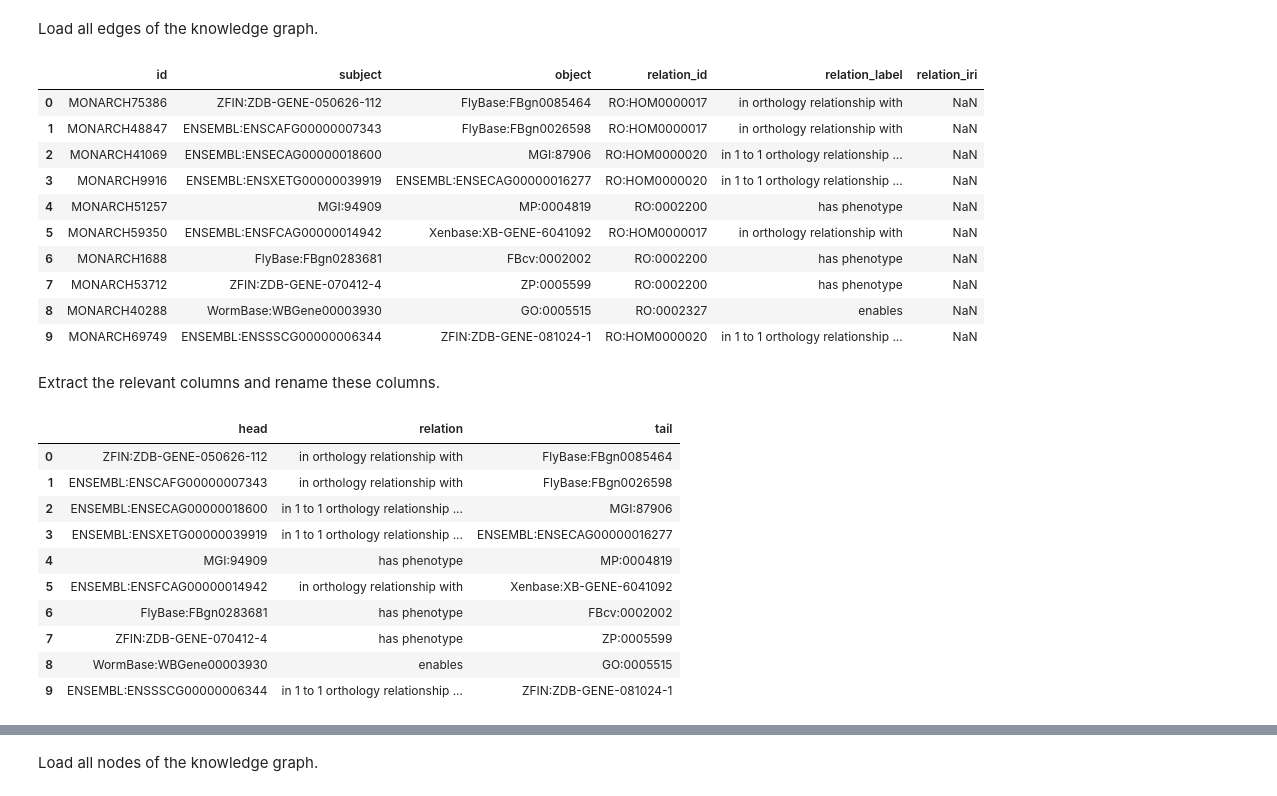
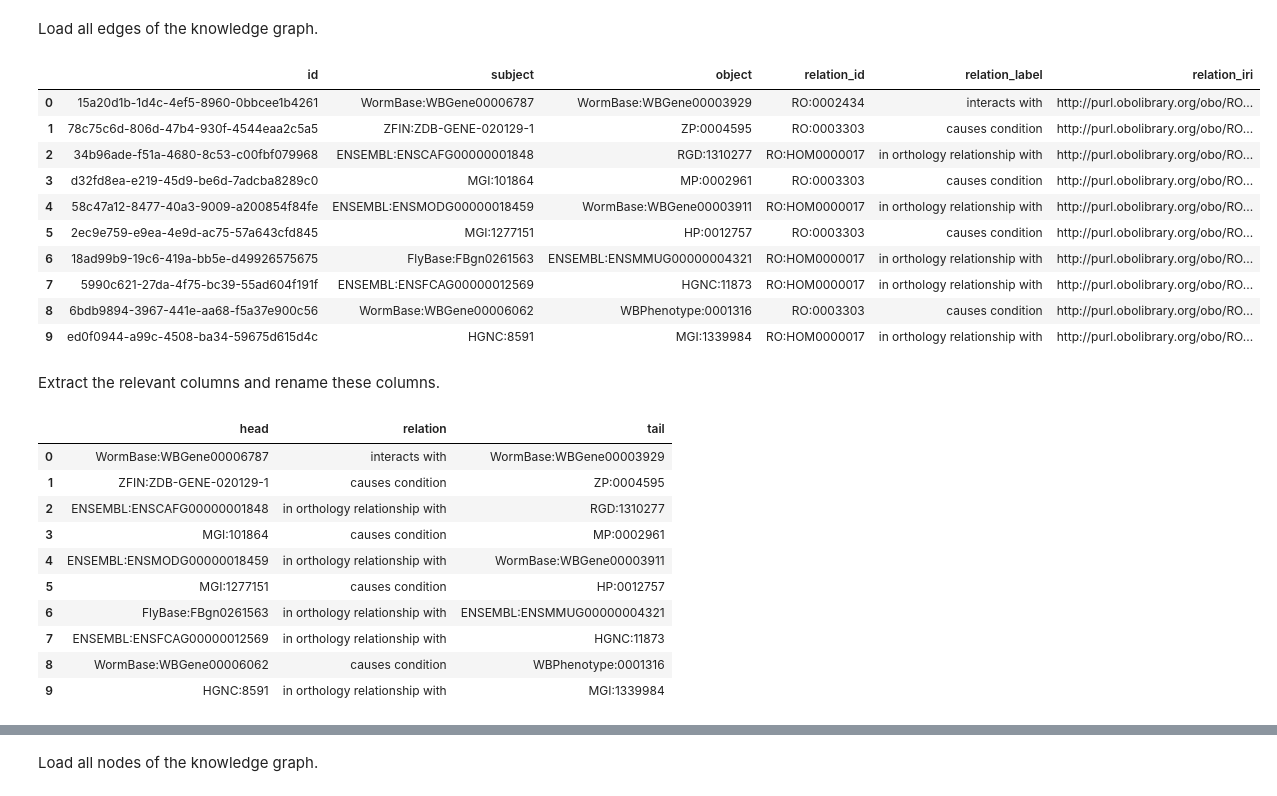
Before and after one commit to rosazwart/XAIFO-ThesisProject, a Jupyter notebook: predictor.ipynb, the cells around one changed output, grey strips where cells are left out. Cells and saved outputs as stored; diff of their text form; code cells hidden in the pictures.

```diff
--- a/predictor.ipynb
+++ b/predictor.ipynb
@@ -44,21 +44,21 @@ Using device: cpu
 # %% [markdown]
 Load all edges of the knowledge graph.
 # %%
-edges = pd.read_csv('output/prev_kg_edges.csv', header=0)
-#edges = pd.read_csv('output/new_kg_edges.csv', header=0)
+#edges = pd.read_csv('output/prev_kg_edges.csv', header=0)
+edges = pd.read_csv('output/new_kg_edges.csv', header=0)
 edges.head(10)
 # %% [output]
 |  | id | subject | object | relation_id | relation_label | relation_iri |
-| 0 | MONARCH75386 | ZFIN:ZDB-GENE-050626-112 | FlyBase:FBgn0085464 | RO:HOM0000017 | in orthology relationship with | NaN |
-| 1 | MONARCH48847 | ENSEMBL:ENSCAFG00000007343 | FlyBase:FBgn0026598 | RO:HOM0000017 | in orthology relationship with | NaN |
-| 2 | MONARCH41069 | ENSEMBL:ENSECAG00000018600 | MGI:87906 | RO:HOM0000020 | in 1 to 1 orthology relationship ... | NaN |
-| 3 | MONARCH9916 | ENSEMBL:ENSXETG00000039919 | ENSEMBL:ENSECAG00000016277 | RO:HOM0000020 | in 1 to 1 orthology relationship ... | NaN |
-| 4 | MONARCH51257 | MGI:94909 | MP:0004819 | RO:0002200 | has phenotype | NaN |
-| 5 | MONARCH59350 | ENSEMBL:ENSFCAG00000014942 | Xenbase:XB-GENE-6041092 | RO:HOM0000017 | in orthology relationship with | NaN |
-| 6 | MONARCH1688 | FlyBase:FBgn0283681 | FBcv:0002002 | RO:0002200 | has phenotype | NaN |
-| 7 | MONARCH53712 | ZFIN:ZDB-GENE-070412-4 | ZP:0005599 | RO:0002200 | has phenotype | NaN |
-| 8 | MONARCH40288 | WormBase:WBGene00003930 | GO:0005515 | RO:0002327 | enables | NaN |
-| 9 | MONARCH69749 | ENSEMBL:ENSSSCG00000006344 | ZFIN:ZDB-GENE-081024-1 | RO:HOM0000020 | in 1 to 1 orthology relationship ... | NaN |
+| 0 | 15a20d1b-1d4c-4ef5-8960-0bbcee1b4261 | WormBase:WBGene00006787 | WormBase:WBGene00003929 | RO:0002434 | interacts with | http://purl.obolibrary.org/obo/RO... |
+| 1 | 78c75c6d-806d-47b4-930f-4544eaa2c5a5 | ZFIN:ZDB-GENE-020129-1 | ZP:0004595 | RO:0003303 | causes condition | http://purl.obolibrary.org/obo/RO... |
+| 2 | 34b96ade-f51a-4680-8c53-c00fbf079968 | ENSEMBL:ENSCAFG00000001848 | RGD:1310277 | RO:HOM0000017 | in orthology relationship with | http://purl.obolibrary.org/obo/RO... |
+| 3 | d32fd8ea-e219-45d9-be6d-7adcba8289c0 | MGI:101864 | MP:0002961 | RO:0003303 | causes condition | http://purl.obolibrary.org/obo/RO... |
+| 4 | 58c47a12-8477-40a3-9009-a200854f84fe | ENSEMBL:ENSMODG00000018459 | WormBase:WBGene00003911 | RO:HOM0000017 | in orthology relationship with | http://purl.obolibrary.org/obo/RO... |
+| 5 | 2ec9e759-e9ea-4e9d-ac75-57a643cfd845 | MGI:1277151 | HP:0012757 | RO:0003303 | causes condition | http://purl.obolibrary.org/obo/RO... |
+| 6 | 18ad99b9-19c6-419a-bb5e-d49926575675 | FlyBase:FBgn0261563 | ENSEMBL:ENSMMUG00000004321 | RO:HOM0000017 | in orthology relationship with | http://purl.obolibrary.org/obo/RO... |
+| 7 | 5990c621-27da-4f75-bc39-55ad604f191f | ENSEMBL:ENSFCAG00000012569 | HGNC:11873 | RO:HOM0000017 | in orthology relationship with | http://purl.obolibrary.org/obo/RO... |
+| 8 | 6bdb9894-3967-441e-aa68-f5a37e900c56 | WormBase:WBGene00006062 | WBPhenotype:0001316 | RO:0003303 | causes condition | http://purl.obolibrary.org/obo/RO... |
+| 9 | ed0f0944-a99c-4508-ba34-59675d615d4c | HGNC:8591 | MGI:1339984 | RO:HOM0000017 | in orthology relationship with | http://purl.obolibrary.org/obo/RO... |
 # %% [markdown]
 Extract the relevant columns and rename these columns.
 # %%
@@ -67,16 +67,16 @@ edges.rename(columns={'subject': 'head', 'relation_label': 'relation', 'object':
 edges.head(10)
 # %% [output]
 |  | head | relation | tail |
-| 0 | ZFIN:ZDB-GENE-050626-112 | in orthology relationship with | FlyBase:FBgn0085464 |
-| 1 | ENSEMBL:ENSCAFG00000007343 | in orthology relationship with | FlyBase:FBgn0026598 |
-| 2 | ENSEMBL:ENSECAG00000018600 | in 1 to 1 orthology relationship ... | MGI:87906 |
-| 3 | ENSEMBL:ENSXETG00000039919 | in 1 to 1 orthology relationship ... | ENSEMBL:ENSECAG00000016277 |
-| 4 | MGI:94909 | has phenotype | MP:0004819 |
-| 5 | ENSEMBL:ENSFCAG00000014942 | in orthology relationship with | Xenbase:XB-GENE-6041092 |
-| 6 | FlyBase:FBgn0283681 | has phenotype | FBcv:0002002 |
-| 7 | ZFIN:ZDB-GENE-070412-4 | has phenotype | ZP:0005599 |
-| 8 | WormBase:WBGene00003930 | enables | GO:0005515 |
-| 9 | ENSEMBL:ENSSSCG00000006344 | in 1 to 1 orthology relationship ... | ZFIN:ZDB-GENE-081024-1 |
+| 0 | WormBase:WBGene00006787 | interacts with | WormBase:WBGene00003929 |
+| 1 | ZFIN:ZDB-GENE-020129-1 | causes condition | ZP:0004595 |
+| 2 | ENSEMBL:ENSCAFG00000001848 | in orthology relationship with | RGD:1310277 |
+| 3 | MGI:101864 | causes condition | MP:0002961 |
+| 4 | ENSEMBL:ENSMODG00000018459 | in orthology relationship with | WormBase:WBGene00003911 |
+| 5 | MGI:1277151 | causes condition | HP:0012757 |
+| 6 | FlyBase:FBgn0261563 | in orthology relationship with | ENSEMBL:ENSMMUG00000004321 |
+| 7 | ENSEMBL:ENSFCAG00000012569 | in orthology relationship with | HGNC:11873 |
+| 8 | WormBase:WBGene00006062 | causes condition | WBPhenotype:0001316 |
+| 9 | HGNC:8591 | in orthology relationship with | MGI:1339984 |
 # %%
 print(f'There are {edges.shape[0]} edges')
 # %% [output]
```
Also changed, not shown: parts of 25 cells of this notebook, 9 other files.
